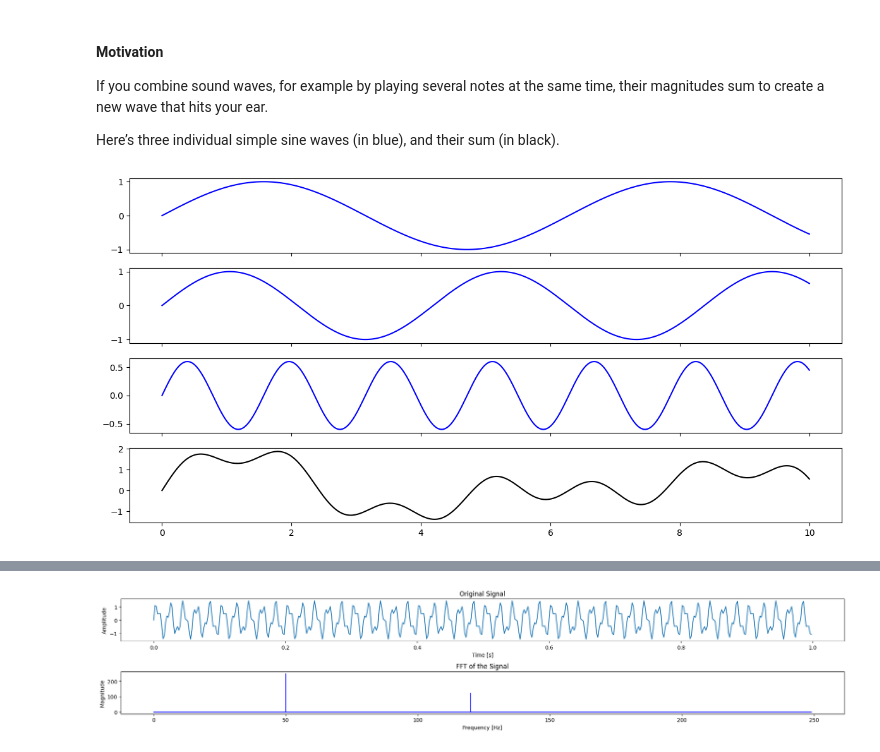
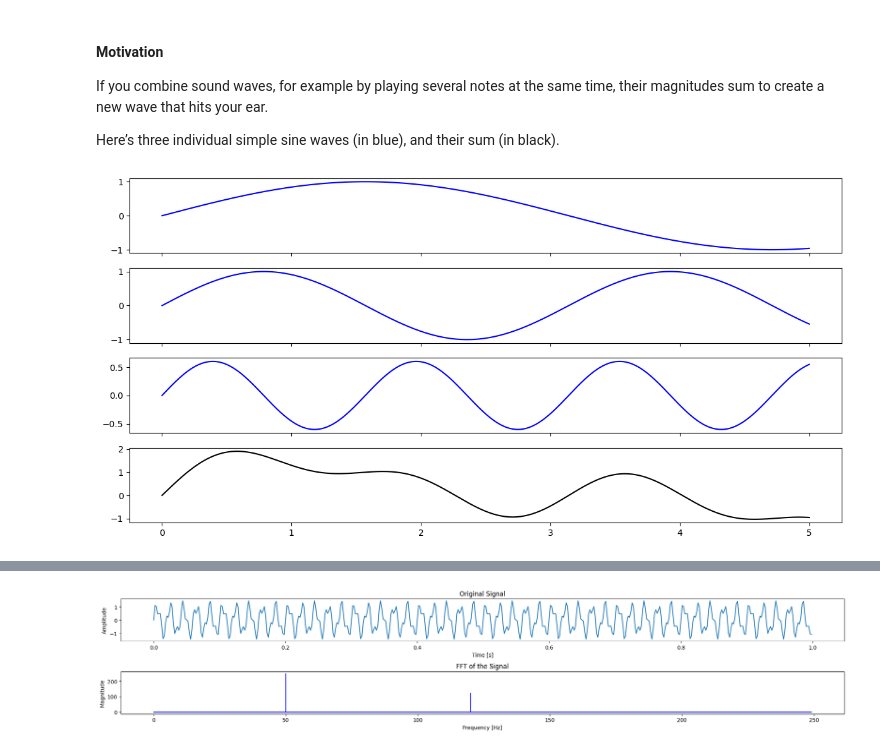
Before and after one commit to JeremieSefo/How-far-can-Mathematics-Go__Applied-Maths, a Jupyter notebook: gradient descent.ipynb, the cells around one changed output, grey strips where cells are left out. Drawn from its saved outputs; the diff is of its cells as text; code cells hidden in the pictures.

```diff
--- a/gradient descent.ipynb
+++ b/gradient descent.ipynb
@@ -243,23 +243,23 @@ Here’s three individual simple sine waves (in blue), and their sum (in black).
 # %%
 fig, axs = plt.subplots(4, 1, sharex=True, figsize=(12,6))
 
 ss = 1000
-ts = np.linspace(0, 10, ss)
+ts = np.linspace(0, 5, ss)
 
 ys = np.zeros((3, ss))
 ys[0,:] = np.sin(ts)
-ys[1,:] = np.sin(1.5 * ts)
+ys[1,:] = np.sin(2 * ts)
 ys[2,:] = 0.6 * np.sin(4 * ts)
 
 for k, ax in enumerate(axs[:3]):
     ax.plot(ts, ys[k,:], 'b-')
 
 axs[-1].plot(ts, np.sum(ys, axis=0), 'k-')
 
 plt.tight_layout()
 plt.show()
 # %% [output]
-[figure, old version]
+[figure, new version]
 # %% [markdown]
 #### Problem : Can we extract the contributing parts precisely, from the combined curve?
 
```
Also changed, not shown: parts of 4 cells of this notebook, 1 other file.
